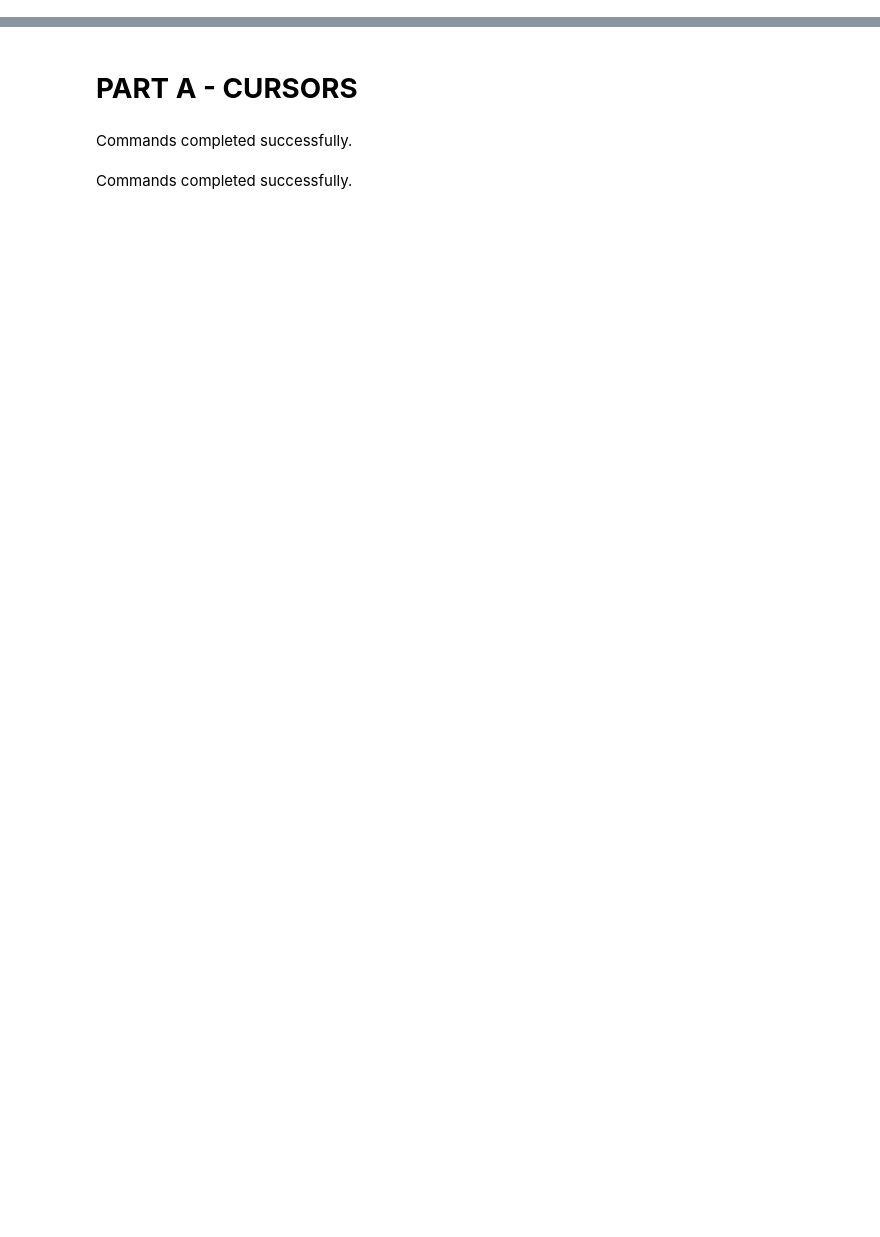
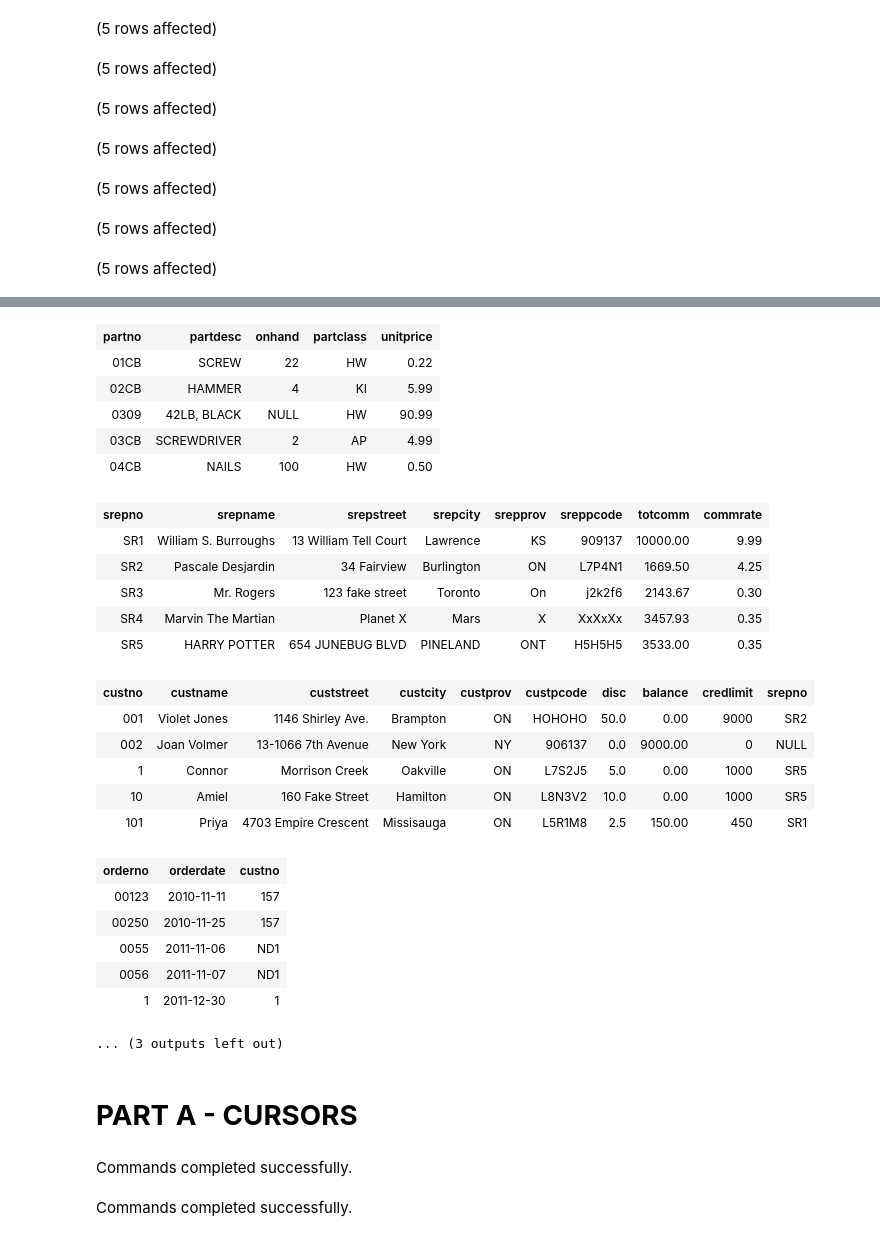
Before and after one commit to Adolfo-David-Romero/BonusAssignment3B, a Jupyter notebook: Assignment3B-Bonus.ipynb, the cells around one changed output, grey strips where cells are left out. Saved outputs shown, nothing was run; the diff lists cells and outputs as text; code cells hidden in the pictures; blank space fills up the shorter version.

```diff
--- a/Assignment3B-Bonus.ipynb
+++ b/Assignment3B-Bonus.ipynb
@@ -119,0 +100,18 @@ Total execution time: 00:00:00.082
+# %%
+--verify tables
+SELECT TOP 5 * FROM part
+SELECT TOP 5 * FROM salesrep
+SELECT TOP 5 * FROM customer
+SELECT TOP 5 * FROM salesorder
+SELECT TOP 5 * FROM orderprod
+SELECT TOP 5 * FROM invoice
+SELECT TOP 5 * FROM invprod
+GO
+# %% [output]
+(5 rows affected)
+(5 rows affected)
+(5 rows affected)
+(5 rows affected)
+(5 rows affected)
+(5 rows affected)
+(5 rows affected)
@@ -120,3 +119,28 @@ Total execution time: 00:00:00.082
+| partno | partdesc | onhand | partclass | unitprice |
+| 01CB | SCREW | 22 | HW | 0.22 |
+| 02CB | HAMMER | 4 | KI | 5.99 |
+| 0309 | 42LB, BLACK | NULL | HW | 90.99 |
+| 03CB | SCREWDRIVER | 2 | AP | 4.99 |
+| 04CB | NAILS | 100 | HW | 0.50 |
+| srepno | srepname | srepstreet | srepcity | srepprov | sreppcode | totcomm | commrate |
+| SR1 | William S. Burroughs | 13 William Tell Court | Lawrence | KS | 909137 | 10000.00 | 9.99 |
+| SR2 | Pascale Desjardin | 34 Fairview | Burlington | ON | L7P4N1 | 1669.50 | 4.25 |
+| SR3 | Mr. Rogers | 123 fake street | Toronto | On | j2k2f6 | 2143.67 | 0.30 |
+| SR4 | Marvin The Martian | Planet X | Mars | X | XxXxXx | 3457.93 | 0.35 |
+| SR5 | HARRY POTTER | 654 JUNEBUG BLVD | PINELAND | ONT | H5H5H5 | 3533.00 | 0.35 |
+| custno | custname | custstreet | custcity | custprov | custpcode | disc | balance | credlimit | srepno |
+| 001 | Violet Jones | 1146 Shirley Ave. | Brampton | ON | HOHOHO | 50.0 | 0.00 | 9000 | SR2 |
+| 002 | Joan Volmer | 13-1066 7th Avenue | New York | NY | 906137 | 0.0 | 9000.00 | 0 | NULL |
+| 1 | Connor | Morrison Creek | Oakville | ON | L7S2J5 | 5.0 | 0.00 | 1000 | SR5 |
+| 10 | Amiel | 160 Fake Street | Hamilton | ON | L8N3V2 | 10.0 | 0.00 | 1000 | SR5 |
+| 101 | Priya | 4703 Empire Crescent | Missisauga | ON | L5R1M8 | 2.5 | 150.00 | 450 | SR1 |
+| orderno | orderdate | custno |
+| 00123 | 2010-11-11 | 157 |
+| 00250 | 2010-11-25 | 157 |
+| 0055 | 2011-11-06 | ND1 |
+| 0056 | 2011-11-07 | ND1 |
+| 1 | 2011-12-30 | 1 |
+... (3 outputs left out)
 # %% [markdown]
 # **PART A - CURSORS**
 # %%
```
Also changed, not shown: parts of 8 cells of this notebook.
